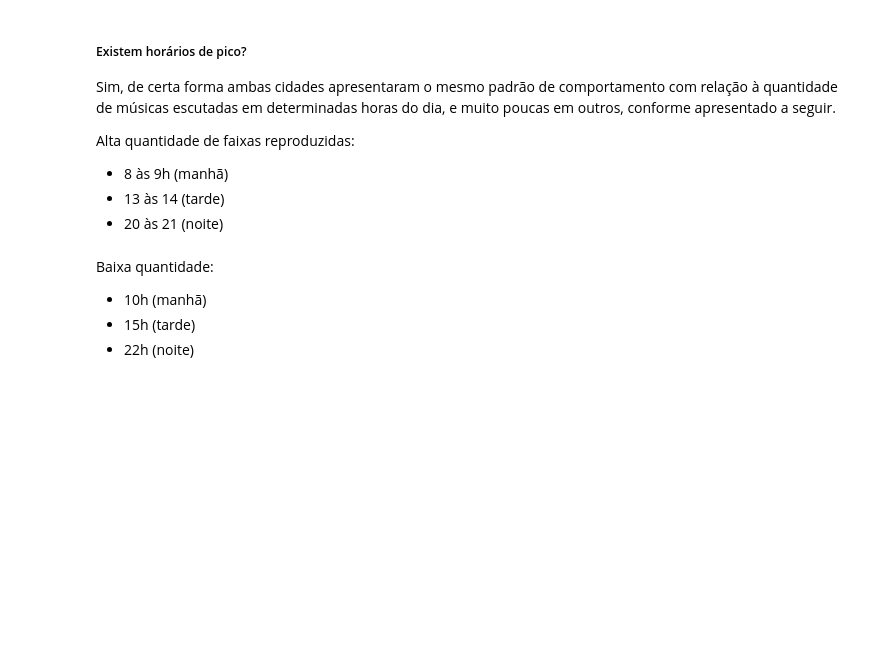
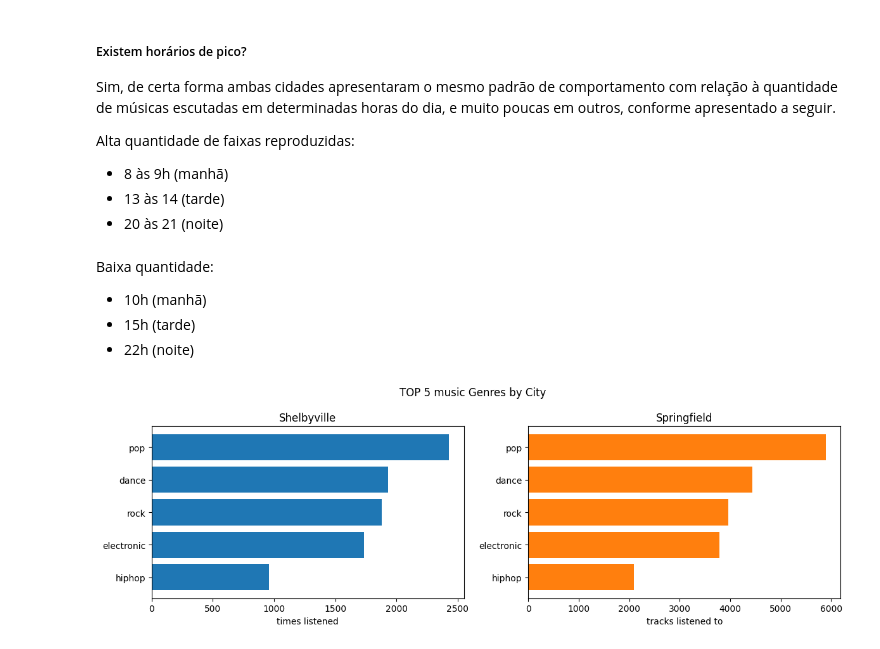
Before and after one commit to lucas-mithidieri/projetos, a Jupyter notebook: music_preferences.ipynb, the cells around one changed output. Saved outputs shown, nothing was run; the diff lists cells and outputs as text; code cells hidden in the pictures; blank space fills up the shorter version.

Commit message:
Update music_preferences.ipynb
final version

```diff
--- a/music_preferences.ipynb
+++ b/music_preferences.ipynb
@@ -205,3 +231,27 @@ Baixa quantidade:
 * 10h (manhã)
 * 15h (tarde)
 * 22h (noite)
+# %%
+# TOP 5 music Genres by City
+top5_shelby = df.query('city == "Shelbyville"').genre.value_counts()[:5].sort_values()
+top5_spring = df.query('city != "Shelbyville"').genre.value_counts()[:5].sort_values()
+
+# fig
+fig, axs = plt.subplots(1, 2, figsize=(12, 4))  # 1 linha, 2 colunas
+
+# shelbyville
+axs[0].barh(top5_shelby.index, top5_shelby.values, color='C0')
+axs[0].set_xlabel('times listened')
+axs[0].set_title('Shelbyville')
+
+# springfield
+axs[1].barh(top5_spring.index, top5_spring.values, color='C1')
+axs[1].set_xlabel('tracks listened to')
+axs[1].set_title('Springfield')
+
+plt.suptitle("TOP 5 music Genres by City")
+
+plt.tight_layout()
+plt.show()
+# %% [output]
+[figure, added]
```
Also changed, not shown: parts of 15 cells of this notebook.
